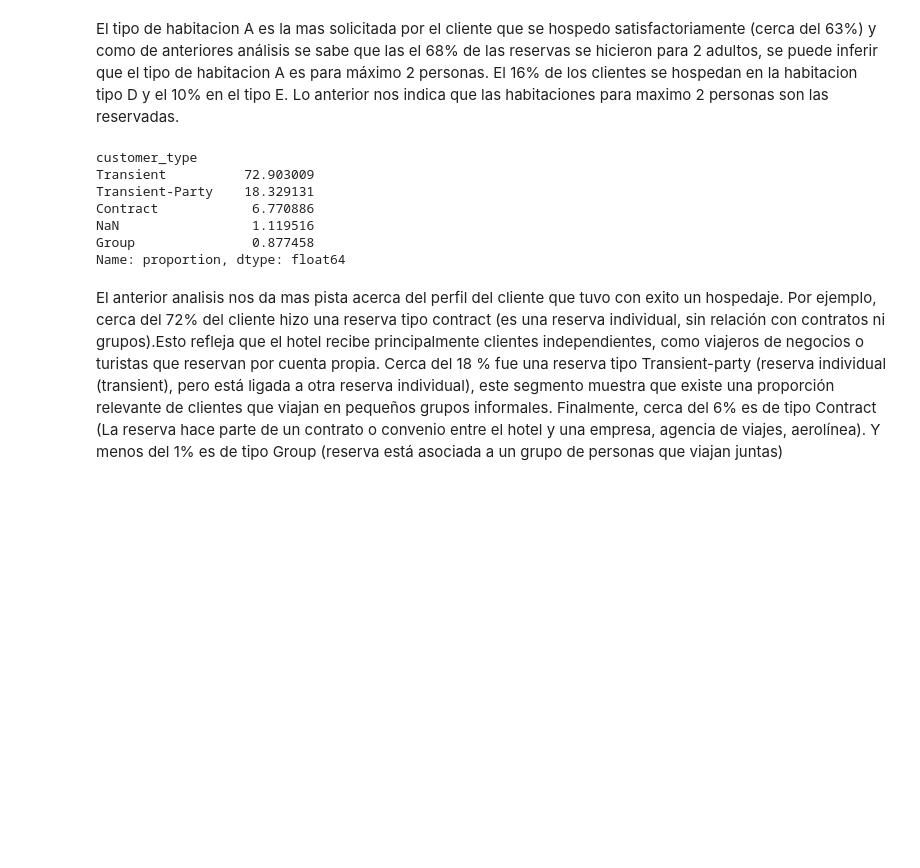
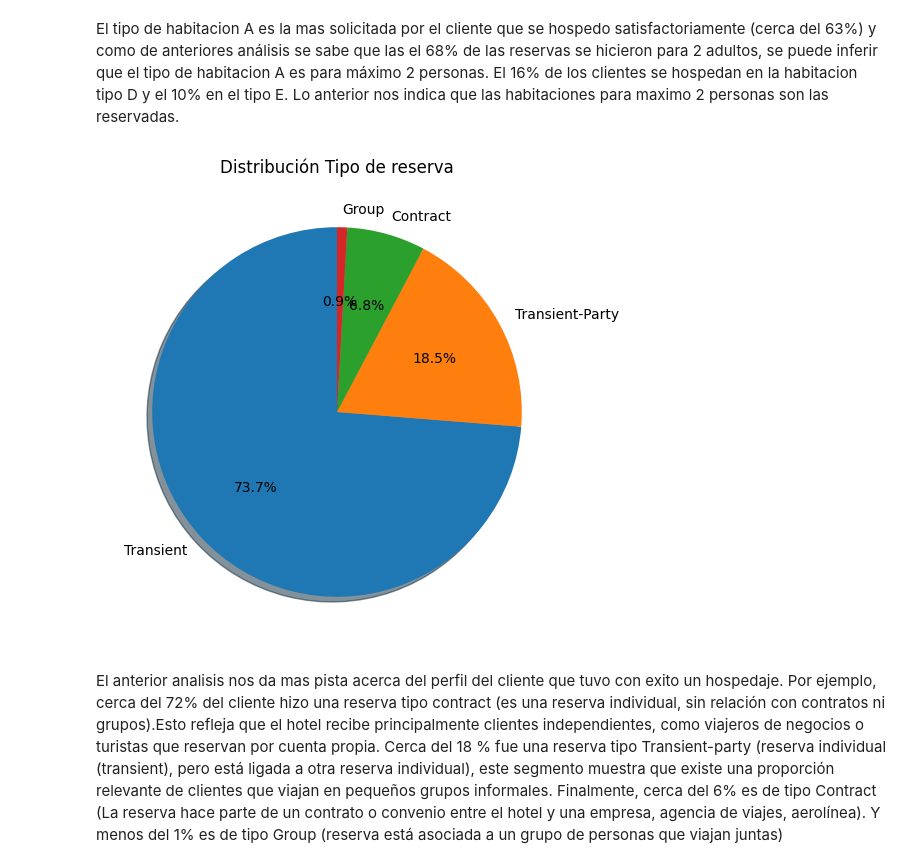
Before and after one commit to leodie1615/taller1, a Jupyter notebook: taller1_final.ipynb, the cells around one changed output. Drawn from its saved outputs; the diff is of its cells as text; code cells hidden in the pictures; blank space fills up the shorter version.

```diff
--- a/taller1_final.ipynb
+++ b/taller1_final.ipynb
@@ -352,14 +352,19 @@ Name: proportion, dtype: float64
 El tipo de habitacion A es la mas solicitada por el cliente que se hospedo satisfactoriamente (cerca del 63%) y como de anteriores análisis se sabe que las el 68% de las reservas se hicieron para 2 adultos, se puede inferir que el tipo de habitacion A es para máximo 2 personas. El 16% de los clientes se hospedan en la habitacion tipo D y el 10% en el tipo E. Lo anterior nos indica que las habitaciones para maximo 2 personas son las reservadas.
 # %%
 checkout_df["customer_type"].value_counts(dropna=False, normalize=True)*100
+# Graficando frecuencias relativas variable reservation_status
+checkout_df["customer_type"].value_counts().plot.pie(
+    autopct='%1.1f%%',   # Muestra porcentajes
+    figsize=(6, 6),      # Tamaño del gráfico
+    startangle=90,       # Rotación inicial
+    shadow=True          # Sombra opcional
+)
+
+plt.ylabel("")  # Quita la etiqueta del eje Y
+plt.title("Distribución Tipo de reserva")
+plt.show()
 # %% [output]
-customer_type
-Transient          72.903009
-Transient-Party    18.329131
-Contract            6.770886
-NaN                 1.119516
-Group               0.877458
-Name: proportion, dtype: float64
+[figure, added]
 # %% [markdown]
 El anterior analisis nos da mas pista acerca del perfil del cliente que tuvo con exito un hospedaje. Por ejemplo, cerca del 72% del cliente hizo una reserva tipo contract (es una reserva individual, sin relación con contratos ni grupos).Esto refleja que el hotel recibe principalmente clientes independientes, como viajeros de negocios o turistas que reservan por cuenta propia. Cerca del 18 % fue una reserva tipo Transient-party (reserva individual (transient), pero está ligada a otra reserva individual), este segmento muestra que existe una proporción relevante de clientes que viajan en pequeños grupos informales. Finalmente, cerca del 6% es de tipo Contract (La reserva hace parte de un contrato o convenio entre el hotel y una empresa, agencia de viajes, aerolínea). Y menos del 1% es de tipo Group (reserva está asociada a un grupo de personas que viajan juntas)
 # %%
```
Also changed, not shown: parts of 1 cell of this notebook.
